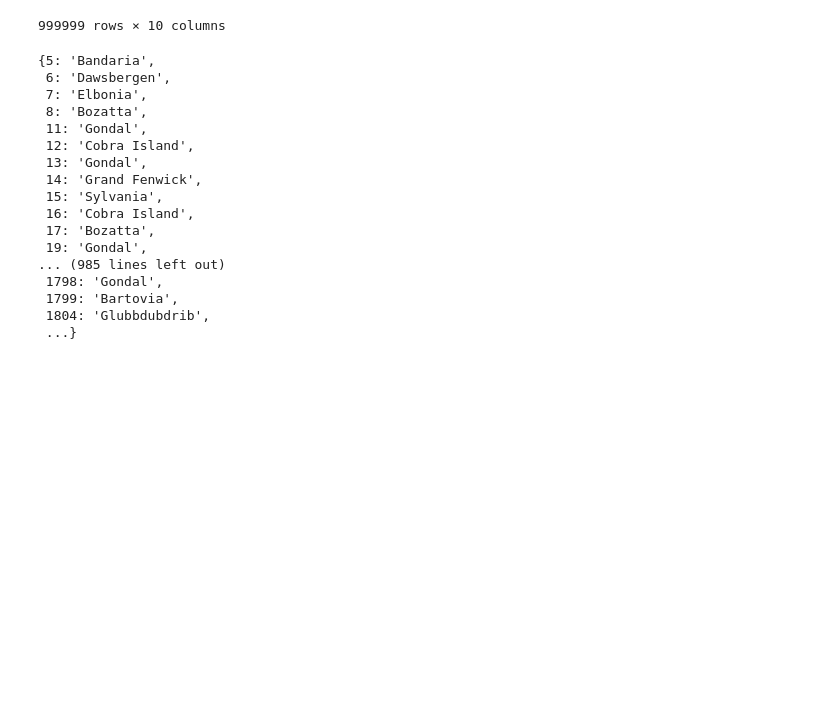
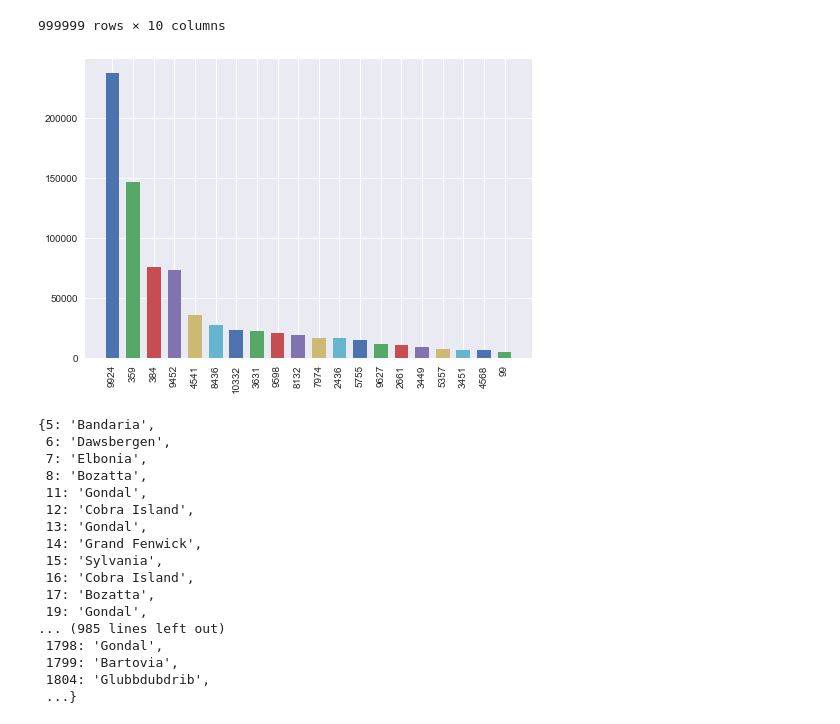
Before and after one commit to AdMoR/booking-reco-challenge, a Jupyter notebook: notebook/data_checks.ipynb, the cells around one changed output. Saved outputs shown, nothing was run; the diff lists cells and outputs as text; code cells hidden in the pictures; blank space fills up the shorter version.

```diff
--- a/notebook/data_checks.ipynb
+++ b/notebook/data_checks.ipynb
@@ -42,6 +42,10 @@ df
 | 999997 | 999997 | 3849877 | 2016-01-19 | 2016-01-22 | 29319 | mobile | 359 | Tcherkistan | ... |
 | 999998 | 999998 | 3849877 | 2016-01-22 | 2016-01-24 | 27404 | mobile | 359 | Tcherkistan | ... |
 999999 rows × 10 columns
+# %%
+plot_count(df.affiliate_id.values)
+# %% [output]
+[figure, added]
 # %%
 city_to_country
 # %% [output]
```
Also changed, not shown: parts of 44 cells of this notebook.
